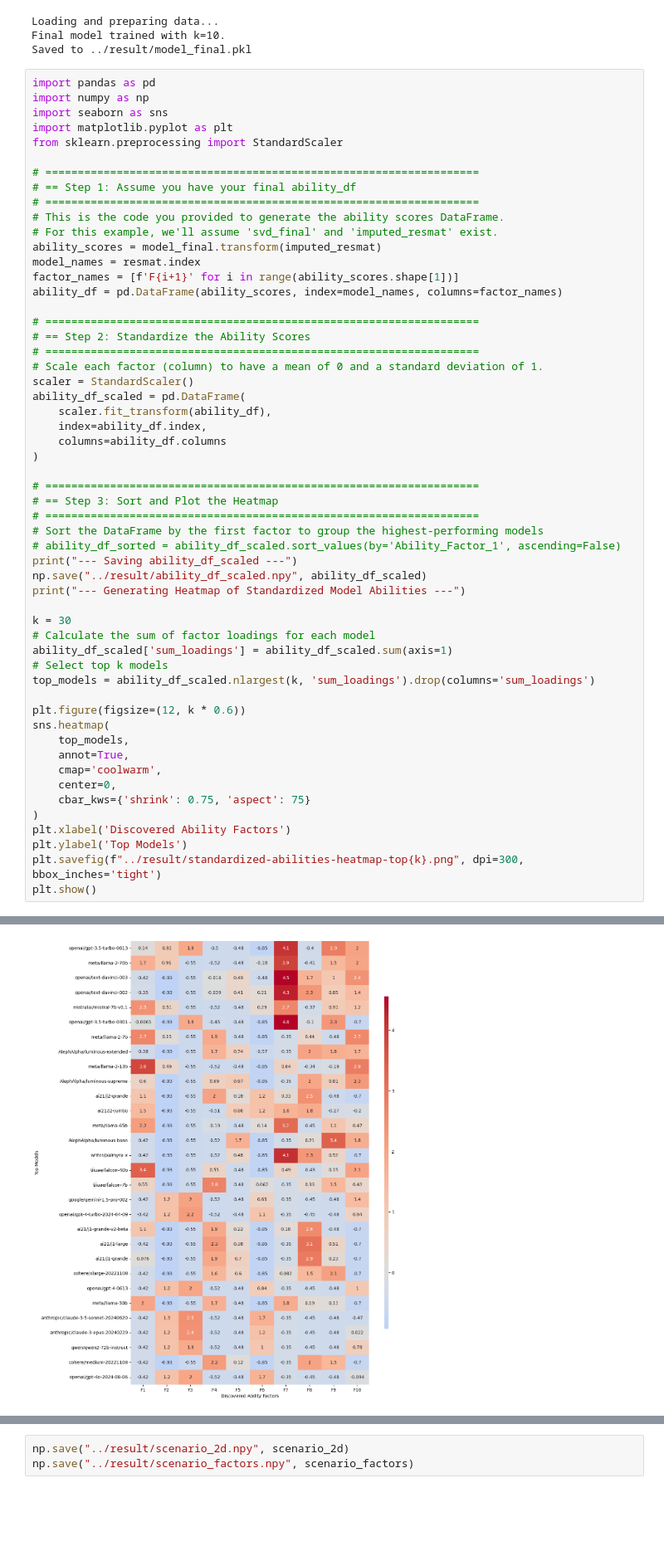
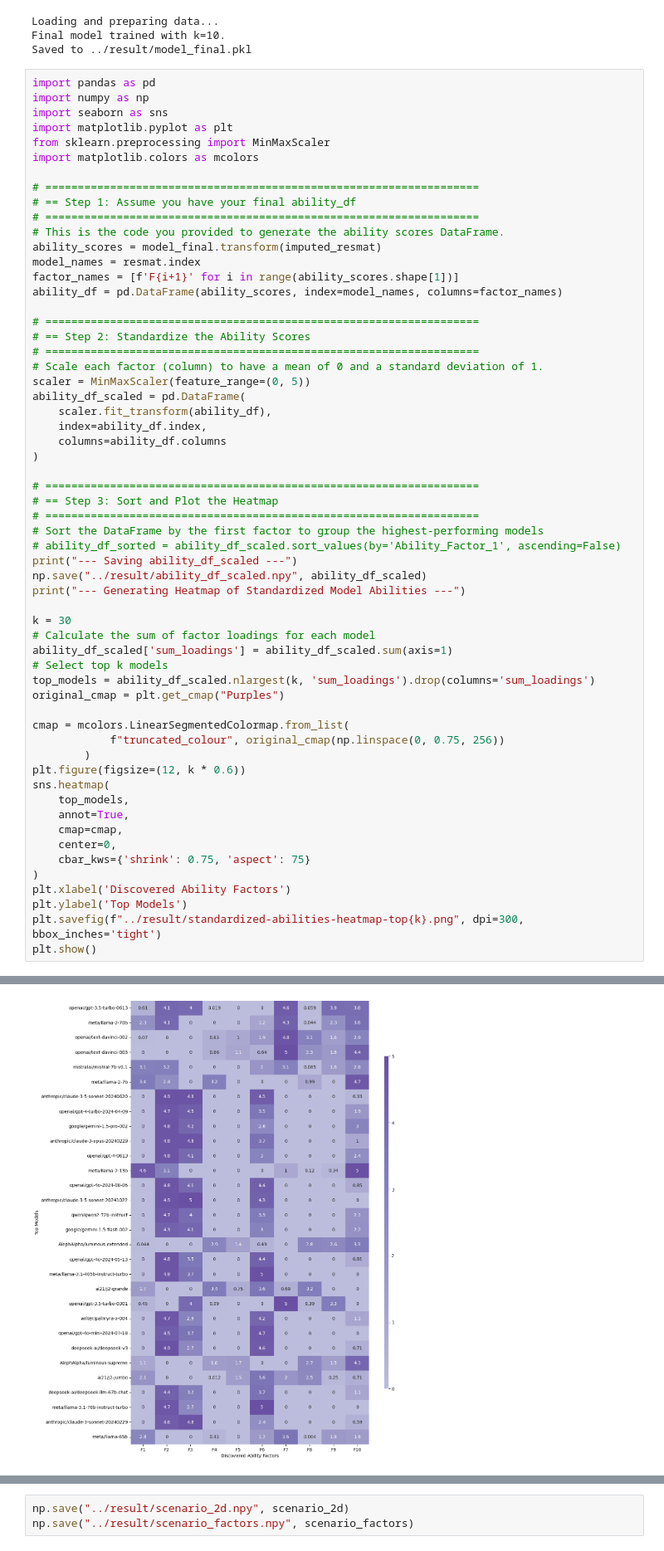
Before and after one commit to ronanhansel/reeval-multi, a Jupyter notebook: unsupervised_factor/item.ipynb, the cells around one changed output, grey strips where cells are left out. Shown at 83% size. Saved outputs shown, nothing was run; the diff lists cells and outputs as text; blank space fills up the shorter version.

```diff
--- a/unsupervised_factor/item.ipynb
+++ b/unsupervised_factor/item.ipynb
@@ -342,13 +630,13 @@ import pandas as pd
 import numpy as np
 import seaborn as sns
 import matplotlib.pyplot as plt
-from sklearn.preprocessing import StandardScaler
+from sklearn.preprocessing import MinMaxScaler
+import matplotlib.colors as mcolors
 
 # ===================================================================
 # == Step 1: Assume you have your final ability_df
 # ===================================================================
 # This is the code you provided to generate the ability scores DataFrame.
-# For this example, we'll assume 'svd_final' and 'imputed_resmat' exist.
 ability_scores = model_final.transform(imputed_resmat)
 model_names = resmat.index
 factor_names = [f'F{i+1}' for i in range(ability_scores.shape[1])]
@@ -358,7 +646,7 @@ ability_df = pd.DataFrame(ability_scores, index=model_names, columns=factor_name
 # == Step 2: Standardize the Ability Scores
 # ===================================================================
 # Scale each factor (column) to have a mean of 0 and a standard deviation of 1.
-scaler = StandardScaler()
+scaler = MinMaxScaler(feature_range=(0, 5))
 ability_df_scaled = pd.DataFrame(
     scaler.fit_transform(ability_df),
     index=ability_df.index,
@@ -367,35 +655,39 @@ ability_df_scaled = pd.DataFrame(
 
 # ===================================================================
 # == Step 3: Sort and Plot the Heatmap
 # ===================================================================
 # Sort the DataFrame by the first factor to group the highest-performing models
 # ability_df_sorted = ability_df_scaled.sort_values(by='Ability_Factor_1', ascending=False)
 print("--- Saving ability_df_scaled ---")
 np.save("../result/ability_df_scaled.npy", ability_df_scaled)
 print("--- Generating Heatmap of Standardized Model Abilities ---")
 
 k = 30
 # Calculate the sum of factor loadings for each model
 ability_df_scaled['sum_loadings'] = ability_df_scaled.sum(axis=1)
 # Select top k models
 top_models = ability_df_scaled.nlargest(k, 'sum_loadings').drop(columns='sum_loadings')
+original_cmap = plt.get_cmap("Purples")
 
+cmap = mcolors.LinearSegmentedColormap.from_list(
+			f"truncated_colour", original_cmap(np.linspace(0, 0.75, 256))
+		)
 plt.figure(figsize=(12, k * 0.6))
 sns.heatmap(
 	top_models,
 	annot=True,
-	cmap='coolwarm',
+	cmap=cmap,
 	center=0,
 	cbar_kws={'shrink': 0.75, 'aspect': 75}
 )
 plt.xlabel('Discovered Ability Factors')
 plt.ylabel('Top Models')
 plt.savefig(f"../result/standardized-abilities-heatmap-top{k}.png", dpi=300, bbox_inches='tight')
 plt.show()
 # %% [output]
 --- Saving ability_df_scaled ---
 --- Generating Heatmap of Standardized Model Abilities ---
-[figure, old version]
+[figure, new version]
 # %%
 import seaborn as sns
 import matplotlib.pyplot as plt
```
Also changed, not shown: parts of 5 cells of this notebook.
